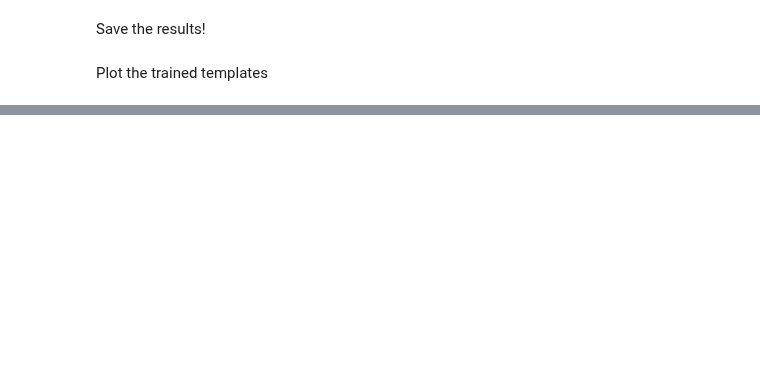
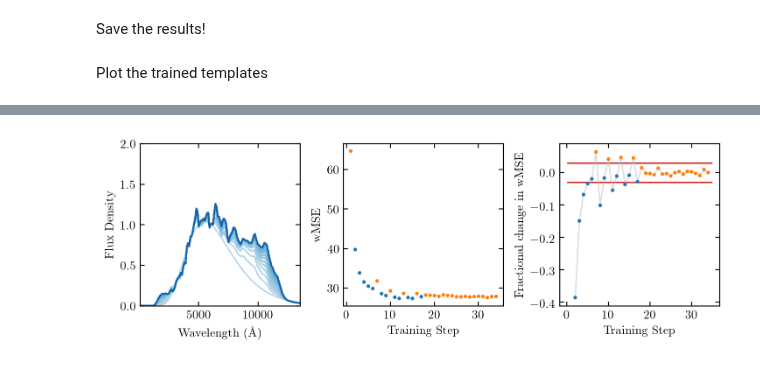
Before and after one commit to dirac-institute/photoz_template_learning, a Jupyter notebook: training_N8.ipynb, the cells around one changed output, grey strips where cells are left out. Cells and saved outputs as stored; diff of their text form; code cells hidden in the pictures; blank space fills up the shorter version.

```diff
--- a/training_N8.ipynb
+++ b/training_N8.ipynb
@@ -212,0 +247,54 @@ Number of fluxes in each training set:
+# %%
+N = 1
+name = "N8_"+str(N)
+
+seds = []
+mse = []
+colors = []
+for i in range(1,max(history[name].keys())+1):
+    for j in range(0,max(history[name][i].keys())+1):
+        seds.append(history[name][i][j]['sed'])
+        mse.append(history[name][i][j]['mse'])
+        if j == 0:
+            colors.append('C1')
+        else:
+            colors.append('C0')
+x = np.arange(1,len(mse)+1)
+
+x2 = np.arange(1,len(mse))
+dmse = [(mse[i+1]-mse[i])/mse[i] for i in range(len(x2))]
+
+fig,(ax1,ax2,ax3) = plt.subplots(1,3,figsize=(twocol,twocol/3),constrained_layout=True)
+
+color_idx = np.linspace(0.3,0.8,len(seds))
+for i,sed in enumerate(seds):
+    lw = 1.2
+    if i == len(seds)-1:
+        lw = 1.5
+    ax1.plot(sed.wavelen, sed.flambda, c=plt.cm.Blues(color_idx[i]), lw=lw)
+
+ax2.scatter(x, mse, c=colors)
+
+ax3.plot(x2+1, dmse, c='silver',zorder=0,alpha=0.5)
+ax3.scatter(x2+1, dmse, color=colors[1:])
+ax3.hlines(0.03,0,len(x2)+2,color='C3',zorder=0)
+ax3.hlines(-0.03,0,len(x2)+2,color='C3',zorder=0)
+
+ax1.set_xlim(100,13500)
+ax1.set_xlabel("Wavelength (\AA)")
+ax1.set_ylabel("Flux Density")
+
+#ax2.set_xlim(0,25)
+ax2.set_xlabel('Training Step')
+ax2.set_ylabel('wMSE')
+
+#ax3.set_xlim(0,25)
+ax3.set_xlabel('Training Step')
+ax3.set_ylabel('Fractional change in wMSE')
+
+ax1.set_ylim(0,2)
+
+fig.savefig('plots/N8_1_training_history.pdf')
+plt.show()
+# %% [output]
+[figure, added]
```
Also changed, not shown: parts of 6 cells of this notebook, 15 other files.
